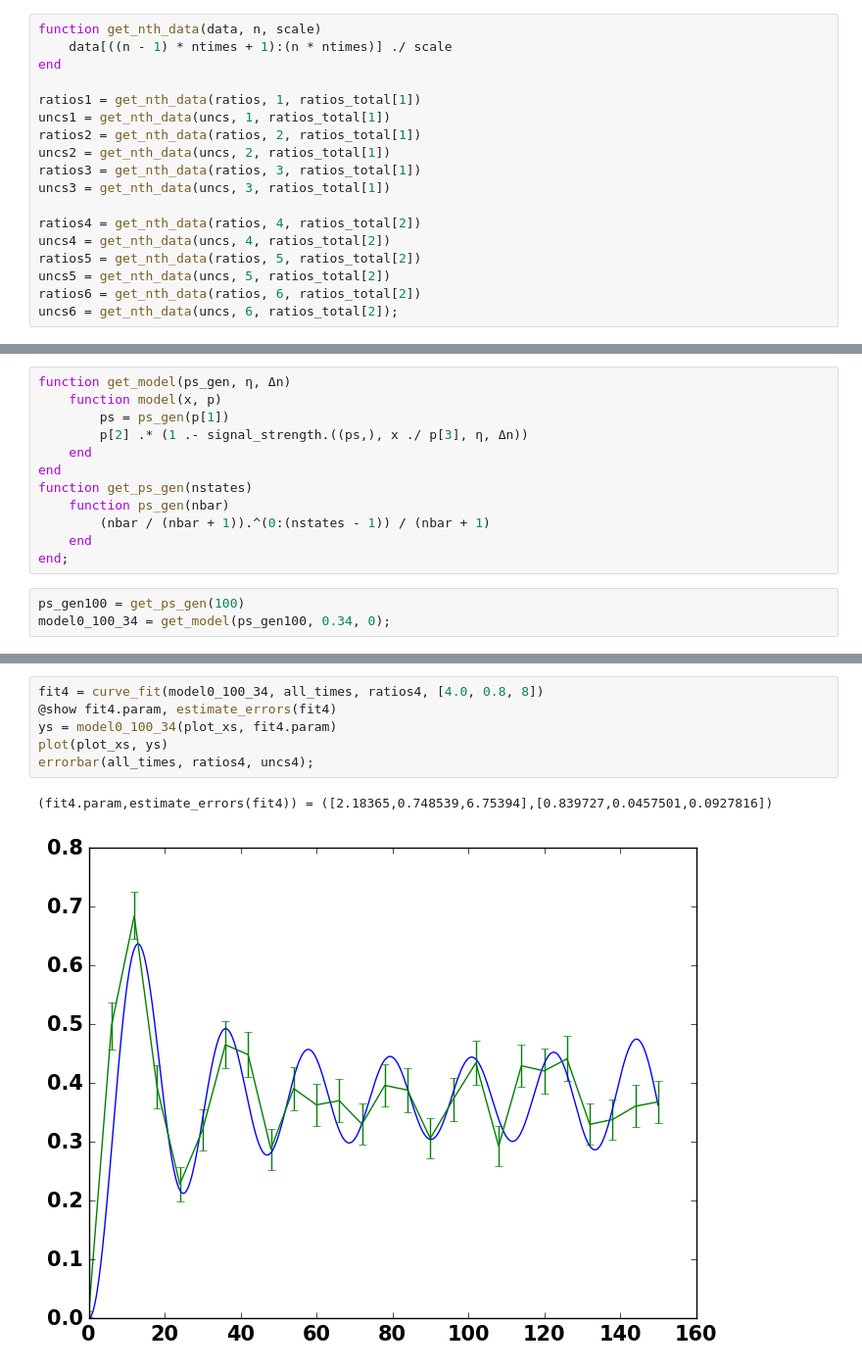
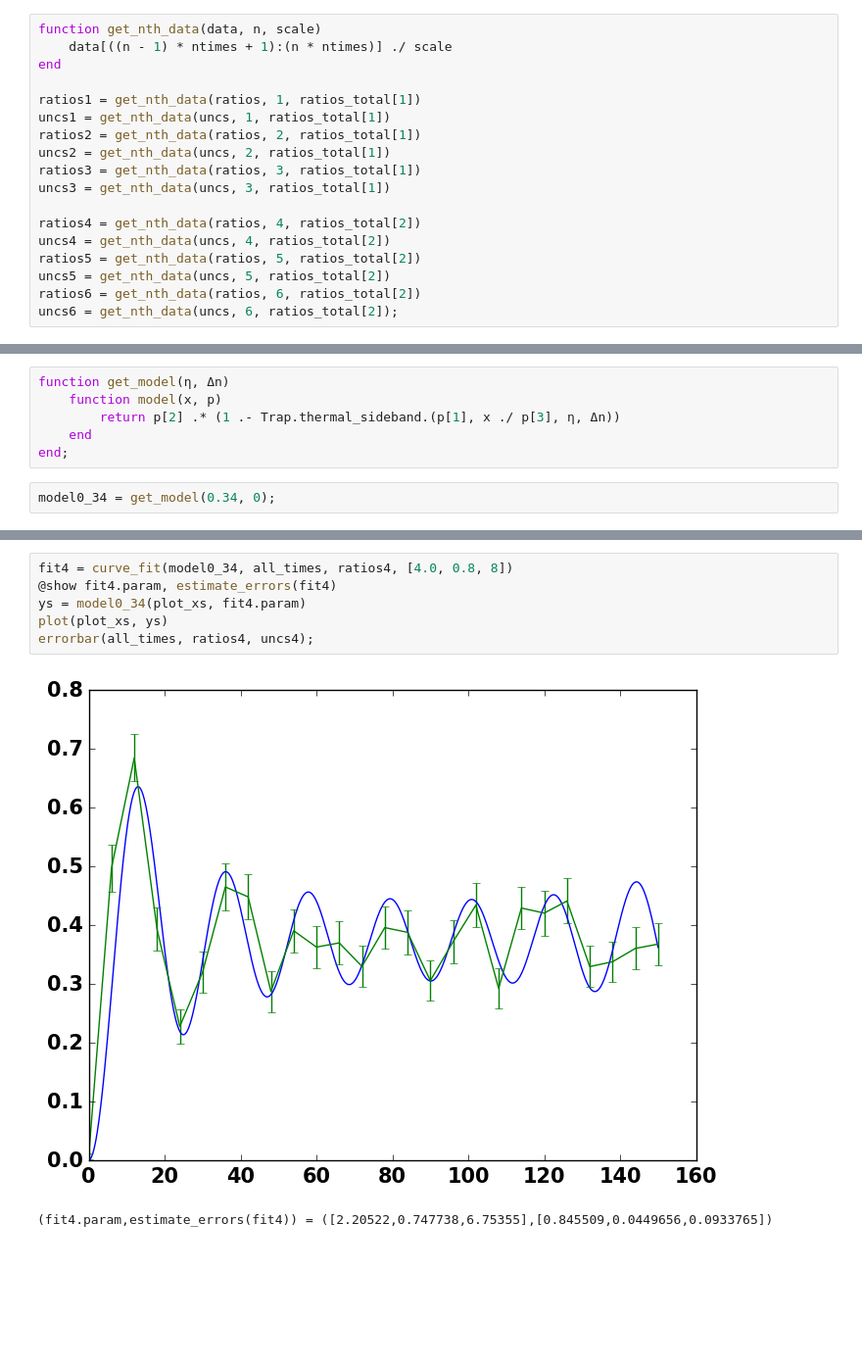
Before and after one commit to nacs-lab/yyc-data, a Jupyter notebook: experiments/misc/Na_Multi_Rabi.ipynb, the cells around one changed output, grey strips where cells are left out. Shown at 98% size. Cells and saved outputs as stored; diff of their text form; blank space fills up the shorter version.

```diff
--- a/experiments/misc/Na_Multi_Rabi.ipynb
+++ b/experiments/misc/Na_Multi_Rabi.ipynb
@@ -59,16 +32,9 @@ end;
 # %%
-function get_model(ps_gen, η, Δn)
+function get_model(η, Δn)
     function model(x, p)
-        ps = ps_gen(p[1])
-        p[2] .* (1 .- signal_strength.((ps,), x ./ p[3], η, Δn))
-    end
-end
-function get_ps_gen(nstates)
-    function ps_gen(nbar)
-        (nbar / (nbar + 1)).^(0:(nstates - 1)) / (nbar + 1)
+        return p[2] .* (1 .- Trap.thermal_sideband.(p[1], x ./ p[3], η, Δn))
     end
 end;
 # %%
-ps_gen100 = get_ps_gen(100)
-model0_100_34 = get_model(ps_gen100, 0.34, 0);
+model0_34 = get_model(0.34, 0);
 # %%
@@ -82,10 +48,10 @@ errorbar(all_times, ratios1, uncs1);
 [figure]
 # %%
-fit4 = curve_fit(model0_100_34, all_times, ratios4, [4.0, 0.8, 8])
+fit4 = curve_fit(model0_34, all_times, ratios4, [4.0, 0.8, 8])
 @show fit4.param, estimate_errors(fit4)
-ys = model0_100_34(plot_xs, fit4.param)
+ys = model0_34(plot_xs, fit4.param)
 plot(plot_xs, ys)
 errorbar(all_times, ratios4, uncs4);
 # %% [output]
+[figure]
-(fit4.param,estimate_errors(fit4)) = ([2.18365,0.748539,6.75394],[0.839727,0.0457501,0.0927816])
+(fit4.param,estimate_errors(fit4)) = ([2.20522,0.747738,6.75355],[0.845509,0.0449656,0.0933765])
-[figure]
```
Also changed, not shown: parts of 8 cells of this notebook, 1 other file.
